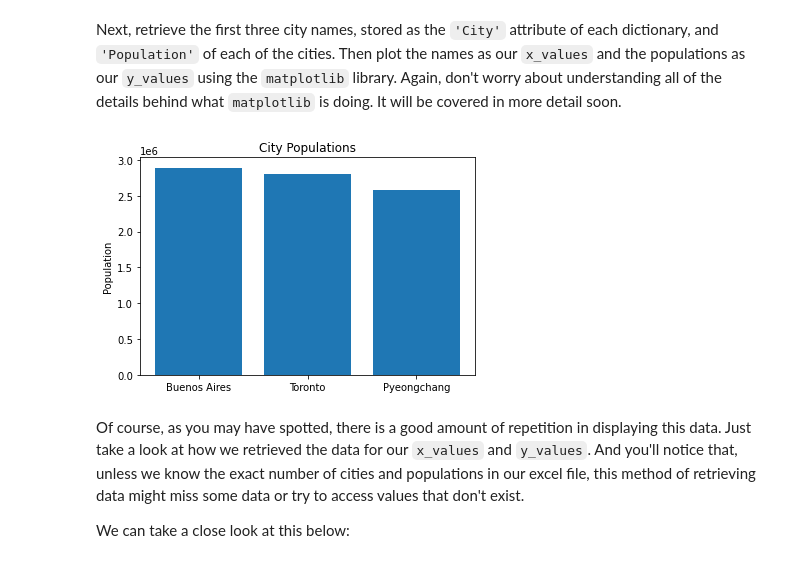
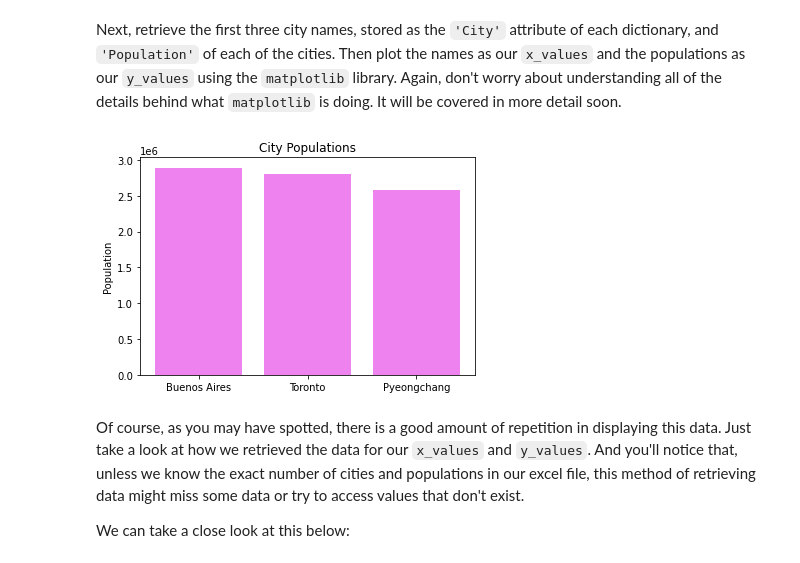
Before and after one commit to LemayianResiato/dsc-looping-over-collections-lab, a Jupyter notebook: index.ipynb, the cells around one changed output. Saved outputs shown, nothing was run; the diff lists cells and outputs as text; code cells hidden in the pictures.

```diff
--- a/index.ipynb
+++ b/index.ipynb
@@ -23,18 +23,18 @@ Next, retrieve the first three city names, stored as the `'City'` attribute of e
 # %%
 import matplotlib.pyplot as plt
 
 %matplotlib inline
 
 x_values = [cities[0]['City'], cities[1]['City'], cities[2]['City']]
 y_values = [cities[0]['Population'], cities[1]['Population'], cities[2]['Population']]
 
-plt.bar(x_values, y_values)
+plt.bar(x_values, y_values, color='violet')
 plt.ylabel('Population')
 plt.title('City Populations')
 
 plt.show()
 # %% [output]
-[figure, old version]
+[figure, new version]
 # %% [markdown]
 Of course, as you may have spotted, there is a good amount of repetition in displaying this data.  Just take a look at how we retrieved the data for our `x_values` and `y_values`. And you'll notice that, unless we know the exact number of cities and populations in our excel file, this method of retrieving data might miss some data or try to access values that don't exist.
 
```
Also changed, not shown: parts of 20 cells of this notebook.
